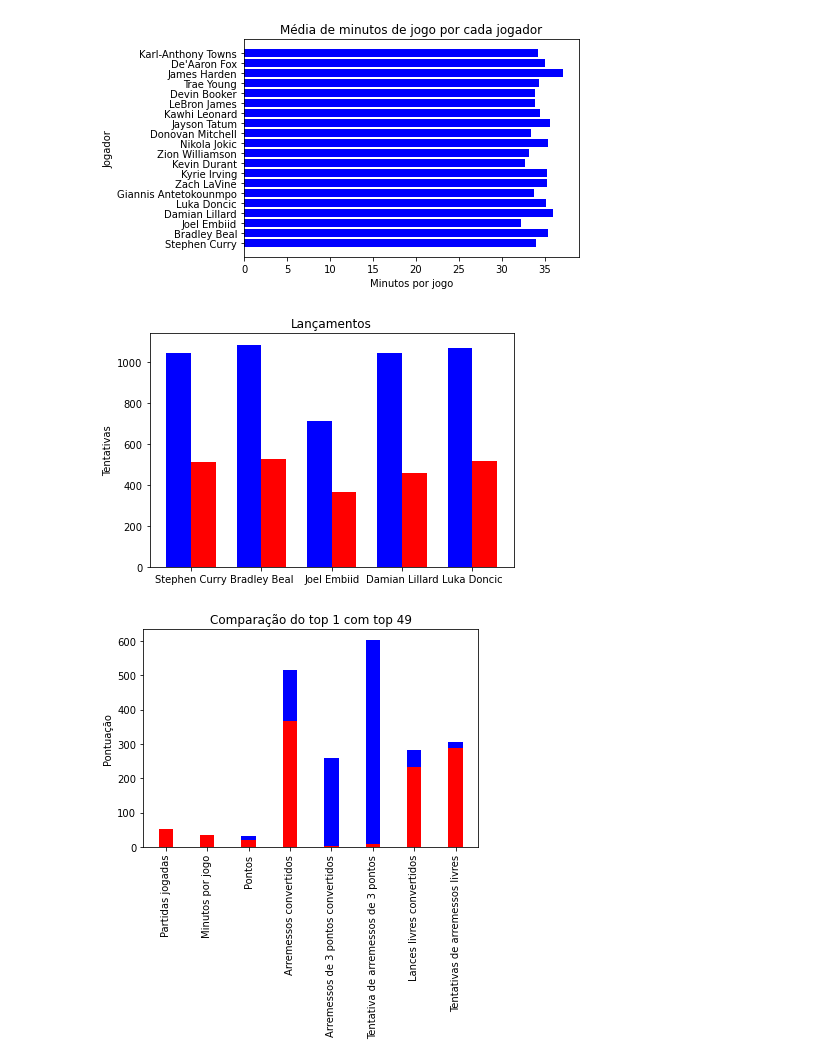
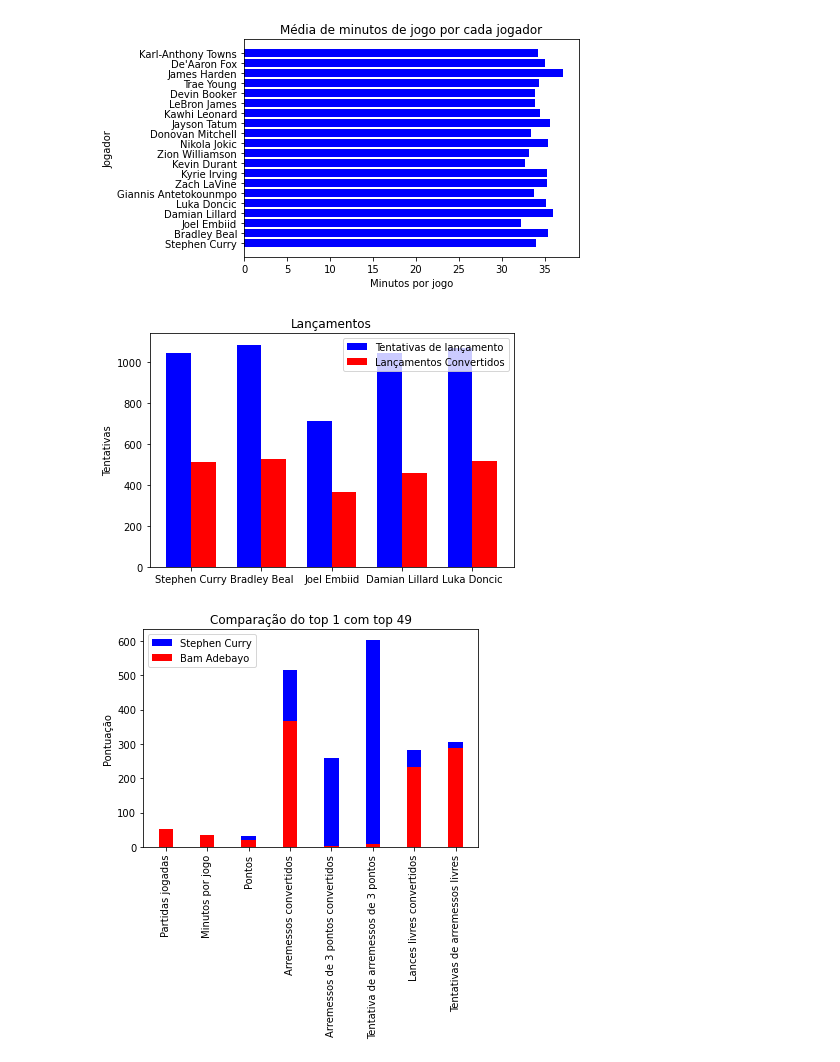
Before and after one commit to Inessantos1811/Projeto-programa-o, a Jupyter notebook: Projeto de programação_NBA.ipynb, the cells around one changed output. Cells and saved outputs as stored; diff of their text form; code cells hidden in the pictures.

```diff
--- a/Projeto de programação_NBA.ipynb
+++ b/Projeto de programação_NBA.ipynb
@@ -172,24 +172,25 @@ plt.show()
 # %%
 #Gráfico de comparação (duas barras lado a lado) entre as tentativas de lançamento e os lançamentos convertidos
 jogador = df ['Jogador'].head().tolist()
 tentativas = df ['Tentativa de arremessos'].head().tolist()
 convertidos = df ['Arremessos convertidos'].head().tolist()
 
 x = np.arange(len(jogador))  #localizações dos jogadores no grafico
 largura = 0.35  #largura das barras
 
 #criar duas barras com valores diferentes (sendo a azul as tentativas e a vermelha os lançamentos convertidos)
 fig, ax = plt.subplots()
 rects1 = ax.bar(x - largura/2, tentativas, largura, label='Tentativas de lançamento', color='blue')
 rects2 = ax.bar(x + largura/2, convertidos, largura, label='Lançamentos Convertidos', color='red')
 
 ax.set_ylabel('Tentativas')
 ax.set_title('Lançamentos')
 ax.set_xticks(x)
 ax.set_xticklabels(jogador)
+ax.legend() #legenda
 fig.tight_layout() #espaço entre os nomes dos jogadores no gráfico para não existir sobreposição
 # %% [output]
-[figure, old version]
+[figure, new version]
 # %%
 #Gráfico de comparação (duas barras sobrepostas) entre os valores estatísticos do 1º jogador da lista com o último
 #Distribuição dos dados no gráfico e os seus respetivos valores
@@ -206,6 +207,7 @@ ax.bar(dados, bam_adebayo, largura, label= 'Bam Adebayo', color='red')
 ax.set_ylabel('Pontuação')
 ax.set_title('Comparação do top 1 com top 49')
 plt.xticks(rotation='vertical') #colocar o nome das categorias dos dados na vertical para não haver sobreposição
+ax.legend()
 plt.show()
 # %% [output]
-[figure, old version]
+[figure, new version]
```
